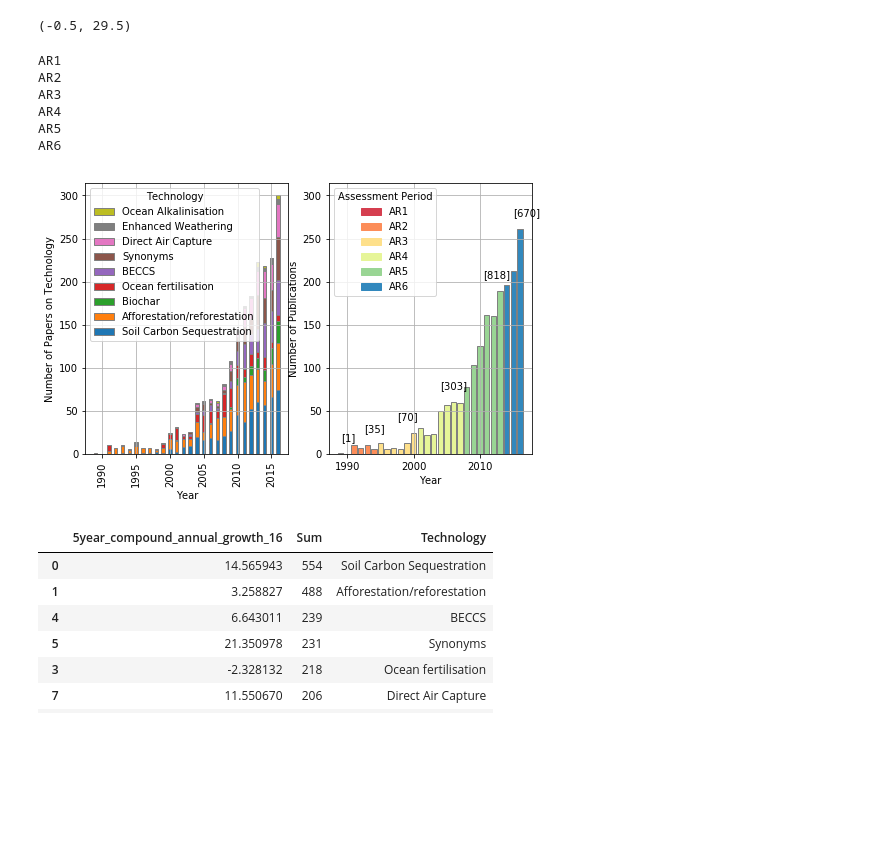
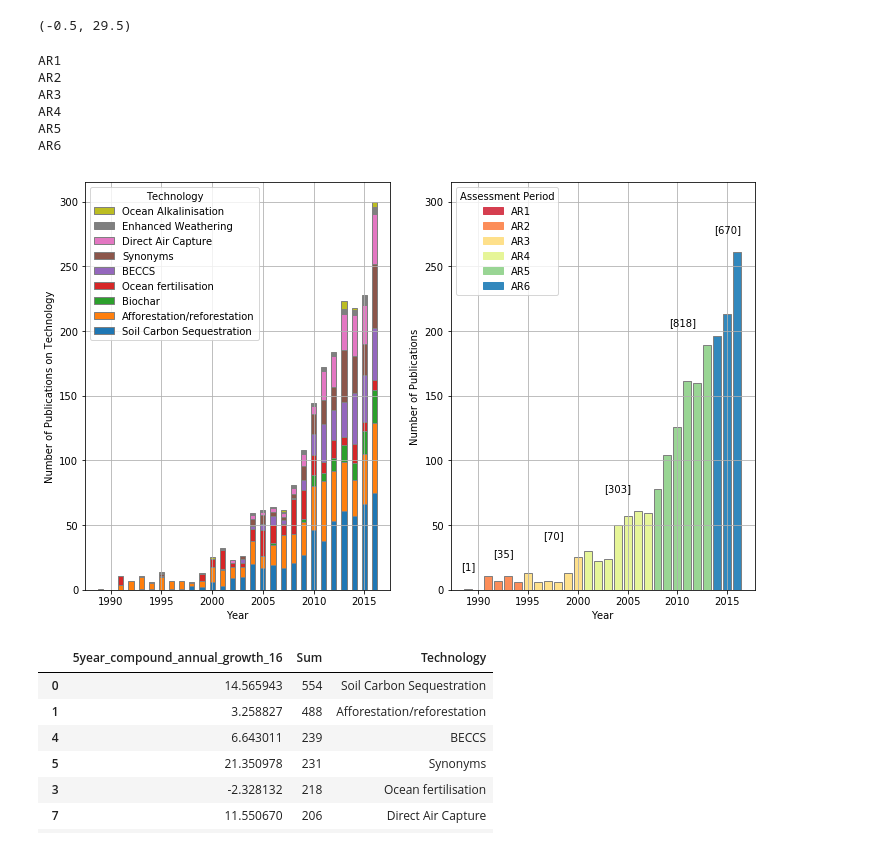
Before and after one commit to mcc-apsis/NETs-review, a Jupyter notebook: general_nets_plots.ipynb, the cells around one changed output. Cells and saved outputs as stored; diff of their text form; code cells hidden in the pictures; blank space fills up the shorter version.

Commit message:
update panel plot

```diff
--- a/general_nets_plots.ipynb
+++ b/general_nets_plots.ipynb
@@ -132,7 +132,7 @@ bypy.tail()
 | 25 | 2015 | 6 | AR6 | 213 |
 | 26 | 2016 | 6 | AR6 | 261 |
 # %%
-plt.rcParams["figure.figsize"] = [8,5]
+plt.rcParams["figure.figsize"] = [12,7.5]
 
 pdf = df.pivot(
     index='PY',
@@ -161,10 +161,13 @@ handles, labels = ax.get_legend_handles_labels()
 ax.xaxis.set_ticks([2,7,12,17,22,27])
 ax.xaxis.set_ticklabels([1990,1995,2000,2005,2010,2015])
 
+for tick in ax.get_xticklabels():
+    tick.set_rotation(0)
+
 ax.legend(handles[::-1], labels[::-1],title='Technology')
 
 ax.set_xlabel('Year')
-ax.set_ylabel('Number of Papers on Technology')
+ax.set_ylabel('Number of Publications on Technology')
 
 ax.grid(True)
 
@@ -180,7 +183,7 @@ import matplotlib.patches as mpatches
 
 pdf = bypy.set_index('PY')
 colors = {
-    0:'#8dd3c7',
+    0: '#8dd3c7',
     1: '#d53e4f',
     2: '#fc8d59',
     3: '#fee08b',
@@ -213,35 +216,35 @@ ax.bar(
 )
 
 handles = []
 labels = []
 for name, group in bypy.groupby('ar_name'):
     print(name)
     count = "[{}]".format(group['n'].sum())
     mid = group['PY'].median()
     maxn = group['n'].max() + 15
-    ax.text(mid,maxn,count)
+    ax.text(mid,maxn,count,ha="center")
     ar = group['ar'].max()
     handles.append(mpatches.Patch(color=colors[ar], label=name))
 
 ax.legend(handles=handles, title='Assessment Period')
 
 #plt.legend(handles=handles, title="Assessment Period")
 
 plt.ylim(ymax=315)
 
 
 ax.set_xlabel('Year')
 ax.set_ylabel('Number of Publications')
 plt.savefig('plots/general/all.png',bbox_inches='tight')
 plt.show()
 # %% [output]
 AR1
 AR2
 AR3
 AR4
 AR5
 AR6
-[figure, old version]
+[figure, new version]
 # %%
 tsums = []
 
```
Also changed, not shown: 1 other file.
